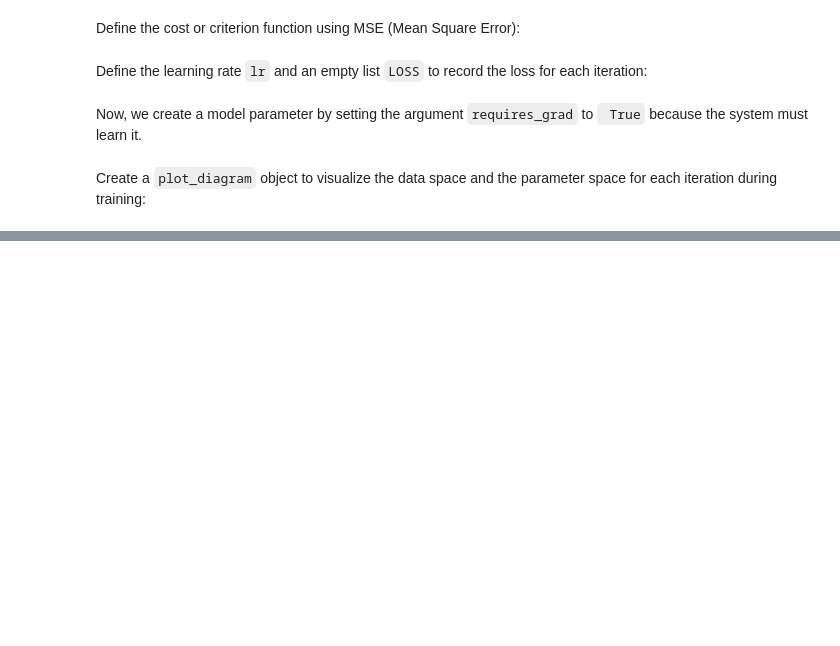
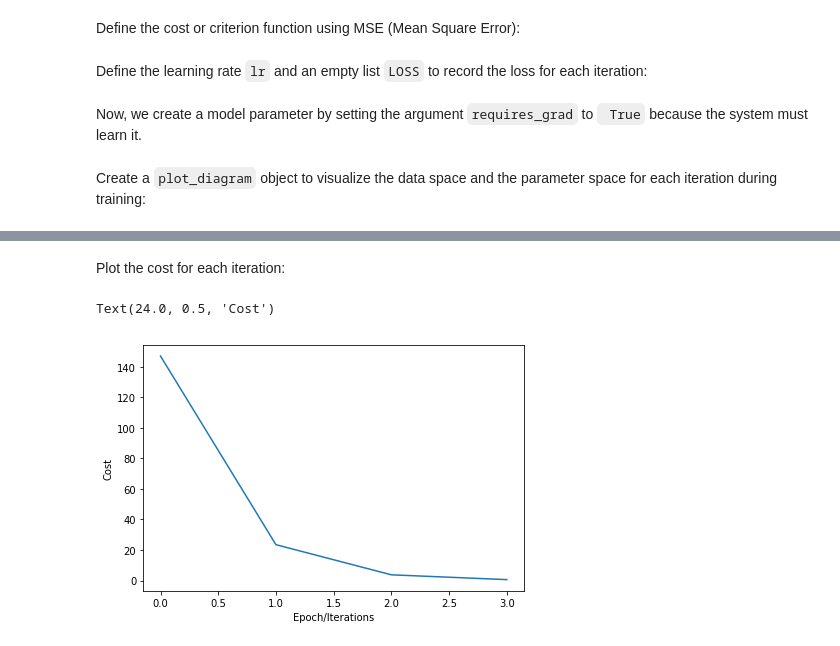
Before and after one commit to illumi91/PyTorch_Linear_regression, a Jupyter notebook: PyTorch_Linear_regression.ipynb, the cells around one changed output, grey strips where cells are left out. Cells and saved outputs as stored; diff of their text form; code cells hidden in the pictures; blank space fills up the shorter version.

```diff
--- a/PyTorch_Linear_regression.ipynb
+++ b/PyTorch_Linear_regression.ipynb
@@ -363,0 +406,12 @@ gradient_plot = plot_diagram(X, Y, w, stop = 5)
+# %% [markdown]
+Plot the cost for each iteration:
+# %%
+# Plot the loss for each iteration
+
+plt.plot(LOSS)
+plt.tight_layout()
+plt.xlabel("Epoch/Iterations")
+plt.ylabel("Cost")
+# %% [output]
+Text(24.0, 0.5, 'Cost')
+[figure, added]
```
Also changed, not shown: parts of 5 cells of this notebook.
